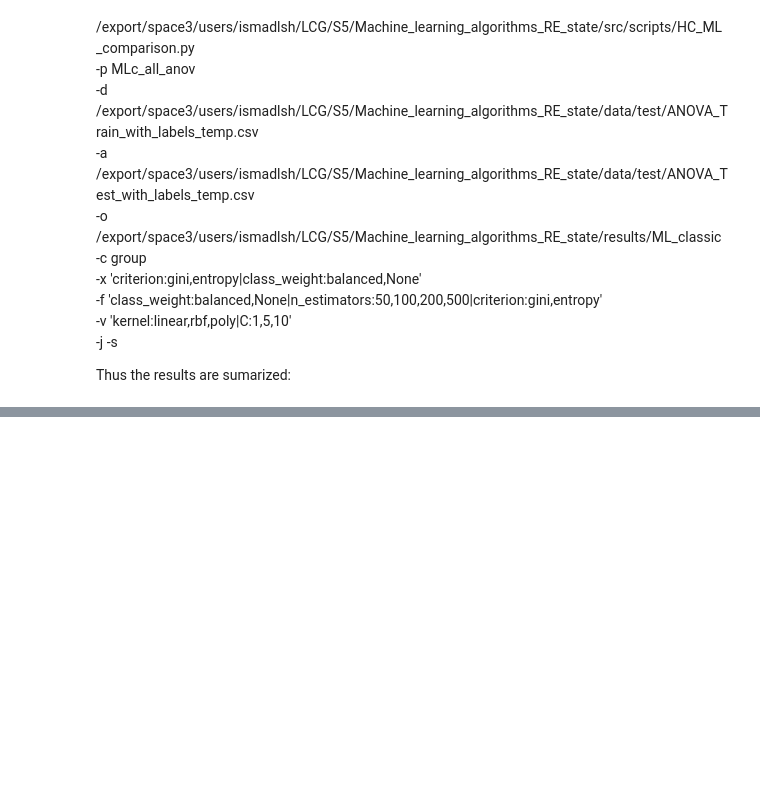
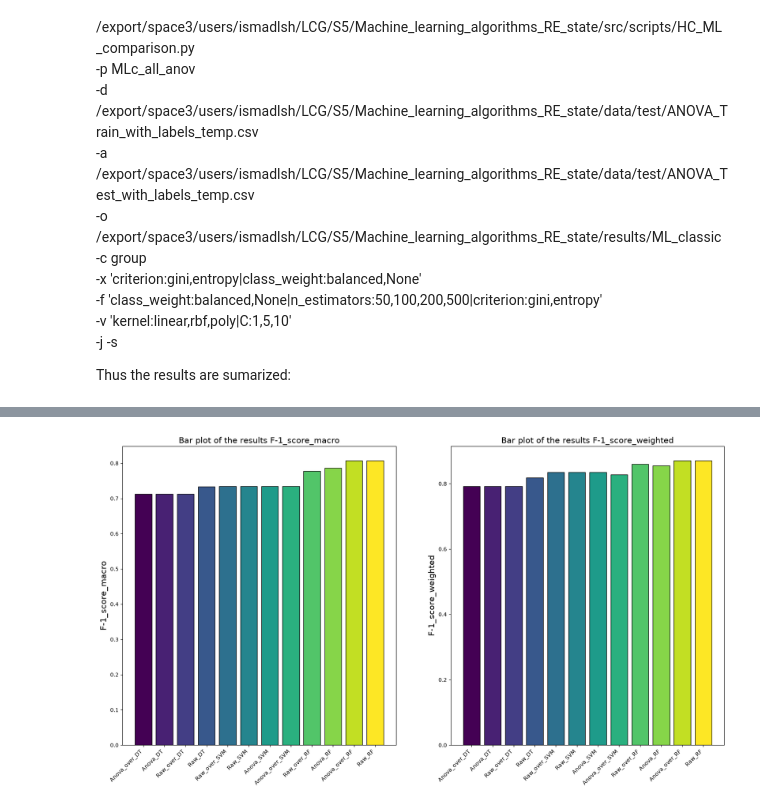
Before and after one commit to MaxHuesca/Machine_learning_algorithms_RE_state, a Jupyter notebook: src/3_oversampling.ipynb, the cells around one changed output, grey strips where cells are left out. Drawn from its saved outputs; the diff is of its cells as text; code cells hidden in the pictures; blank space fills up the shorter version.

Commit message:
Merge of finall results classic ML metrics as well as plot representing them

```diff
--- a/src/3_oversampling.ipynb
+++ b/src/3_oversampling.ipynb
@@ -343,11 +346,16 @@ res_dic={
     "Raw":pd.read_csv("/export/space3/users/ismadlsh/LCG/S5/Machine_learning_algorithms_RE_state/results/ML_classic/MLc_all_final_compar_res.csv", index_col=0).set_index("Model").rename_axis(None)
 }
 res_df=pd.DataFrame()
+#merge all the dataframes
 for dic_t in res_dic.keys():
     #add the tags to the index
     res_dic[dic_t].index=dic_t +"_"+ res_dic[dic_t].index
+    res_dic[dic_t]["hiperparameters"]=res_dic[dic_t]["hiperparameters"].str.replace("'", "")
+    res_dic[dic_t]["hiperparameters"]=res_dic[dic_t]["hiperparameters"].str.replace("{", "")
+    res_dic[dic_t]["hiperparameters"]=res_dic[dic_t]["hiperparameters"].str.replace("}", "")
     #concat with the res_df
     res_df=pd.concat([res_df, res_dic[dic_t]])
 
-res_df
+res_df.to_csv("/export/space3/users/ismadlsh/LCG/S5/Machine_learning_algorithms_RE_state/results/ML_classic/ML_classic_results_metrics.csv")
+res_df.columns
 # %% [output]
@@ -366,0 +366,79 @@ res_df
+# %%
+res_df=res_df.sort_values("F-1_score_macro")
+res_colors=plt.cm.viridis(np.linspace(0, 1, len(res_df.index)))
+
+bar_plot, axes_bar= plt.subplots(1,2, figsize=(20, 10))
+scatter_plot, axes_scat= plt.subplots(1,2, figsize=(25, 15))
+#bar plot of f1 macro
+for i, metric in enumerate(["F-1_score_macro","F-1_score_weighted"]):
+    axes_bar[i].bar(res_df.index, res_df[metric], color=res_colors, edgecolor="black")
+    axes_bar[i].set_title(f"Bar plot of the results {metric}",fontsize=15)
+    axes_bar[i].set_ylabel(metric, fontsize=15)
+    axes_bar[i].tick_params(axis="x", rotation=45)
+    axes_bar[i].set_xticks(range(len(res_df.index)))
+    axes_bar[i].set_xticklabels(res_df.index, ha="right")
+
+for i, metrics in enumerate([('precision_macro','recall_macro'),('precision_weighted', 'recall_weighted')]):
+    x_vals = res_df[metrics[1]]
+    y_vals = res_df[metrics[0]]
+
+    x_min, x_max = x_vals.min(), x_vals.max()
+    y_min, y_max = y_vals.min(), y_vals.max()
+    x_pad = (x_max - x_min) * 0.25 if x_max > x_min else 0.05
+    y_pad = (y_max - y_min) * 0.25 if y_max > y_min else 0.05
+
+    xlims = (max(0, x_min - x_pad), min(1.02, x_max + x_pad))
+    ylims = (max(0, y_min - y_pad), min(1.02, y_max + y_pad))
+    axes_scat[i].scatter(
+        res_df[metrics[1]],
+        res_df[metrics[0]],
+        c=res_colors,
+        s=85,
+        alpha=0.85,
+        edgecolors='black',
+        linewidths=0.8,
+        zorder=3
+    )
+
+    grouped = (
+    res_df.assign(
+        x_round=res_df[metrics[1]].round(5),
+        y_round=res_df[metrics[0]].round(5),
+        label=res_df.index.astype(str)
+    )
+    .groupby(['x_round', 'y_round'], as_index=False)
+    .agg({'label': '\n'.join, metrics[1]: 'first', metrics[0]: 'first'})
+    )
+
+    texts = [
+        axes_scat[i].text(row[metrics[1]], row[metrics[0]], row['label'], fontsize=8.5, zorder=4)
+        for _, row in grouped.iterrows()
+    ]
+    sufix=metrics[0].split("_")[1]
+    axes_scat[i].set_title(f"{sufix} Presición vs recall", fontsize=25)
+    axes_scat[i].set_xlabel(f"{metrics[1]} (Recall)", fontsize=18)
+    axes_scat[i].set_ylabel(f"{metrics[0]} (Precision)", fontsize=18)
+    axes_scat[i].set_xlim(xlims)
+    axes_scat[i].set_ylim(ylims)
+    axes_scat[i].grid(True, linestyle='-', alpha=0.7, zorder=0)
+    axes_scat[i].spines['top'].set_visible(False)
+    axes_scat[i].spines['right'].set_visible(False)
+    adjust_text(
+        texts,
+        x=x_vals.values,
+        y=y_vals.values,
+        expand=(1.25, 1.4),
+        force_text=(0.6, 1.2),
+        ax=axes_scat[i],
+        lim=1000,
+        arrowprops=dict(arrowstyle='-', color='gray', lw=0.6, alpha=0.7)
+    )
+
+
+
+plt.tight_layout()
+bar_plot.savefig("/export/space3/users/ismadlsh/LCG/S5/Machine_learning_algorithms_RE_state/results/ML_classic/F1_metrics_all_results_MLclassic.png", dpi=500)
+scatter_plot.savefig("/export/space3/users/ismadlsh/LCG/S5/Machine_learning_algorithms_RE_state/results/ML_classic/Presición_recall_all_results_MLclassic.png", dpi=500)
+plt.show()
+# %% [output]
+[figure, added]
```
Also changed, not shown: parts of 3 cells of this notebook, 3 other files.
